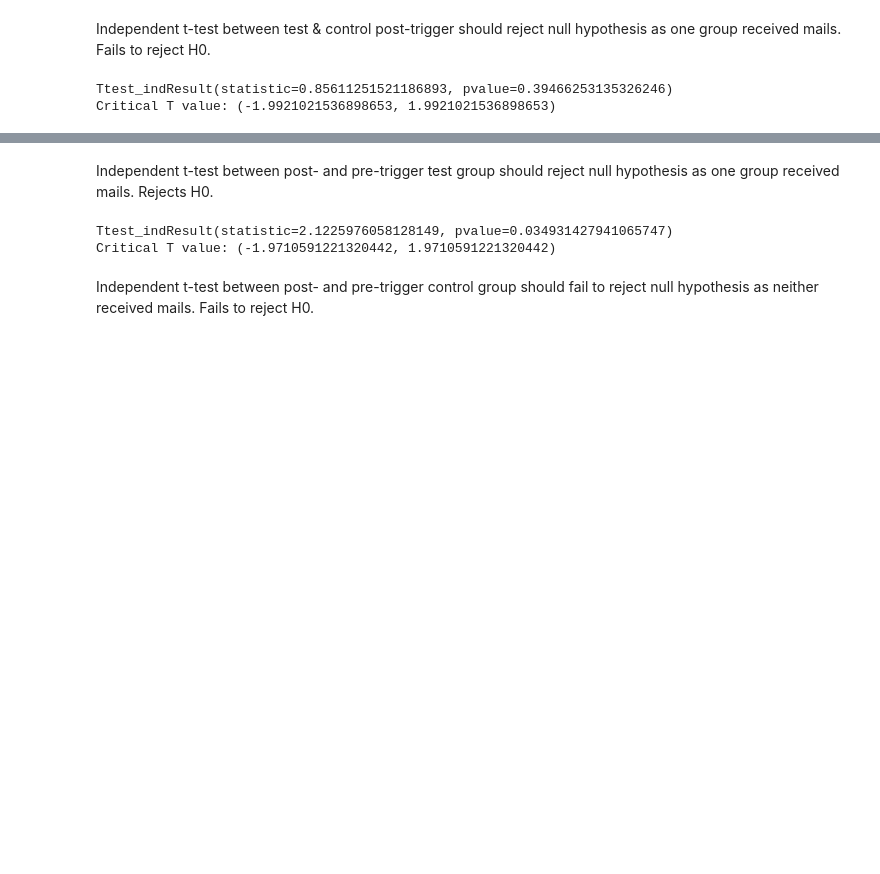
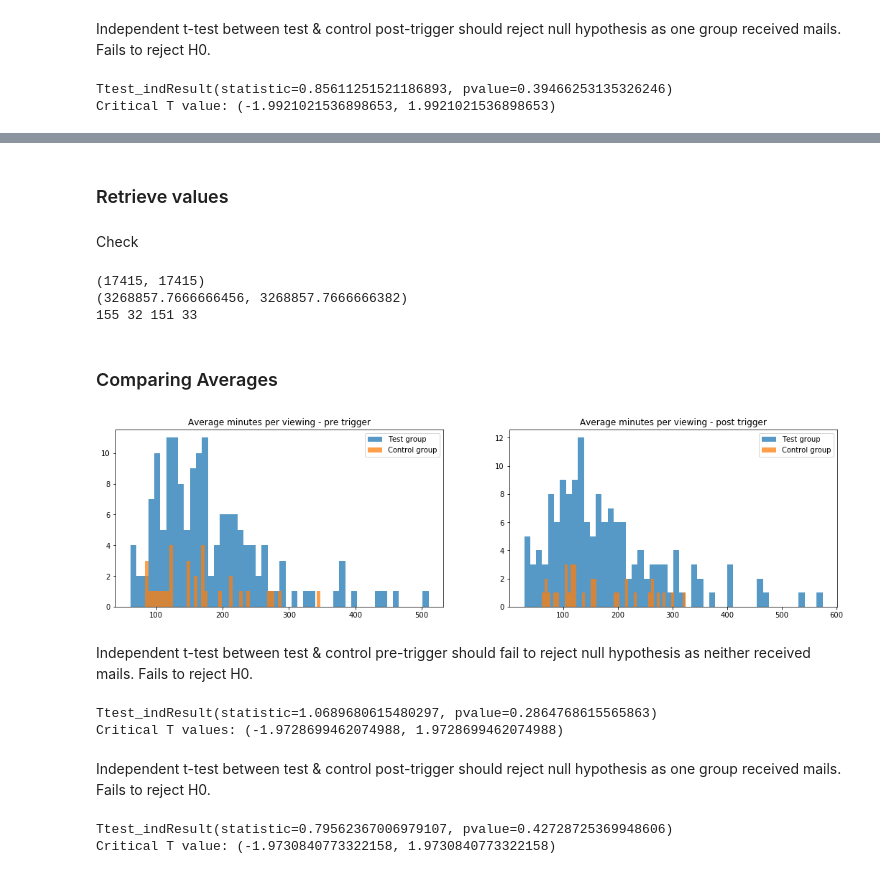
Before and after one commit to dezwier/notebooks, a Jupyter notebook: Ngdata/Bouygues video data.ipynb, the cells around one changed output, grey strips where cells are left out. Saved outputs shown, nothing was run; the diff lists cells and outputs as text; code cells hidden in the pictures; blank space fills up the shorter version.

```diff
--- a/Ngdata/Bouygues video data.ipynb
+++ b/Ngdata/Bouygues video data.ipynb
@@ -289,0 +263,5 @@ Critical T value: (-1.9921021536898653, 1.9921021536898653)
+# %%
+data = pd.merge(mails, playmore, on='customernumber', how='inner')
+data = data[['customernumber', 'group', 'maildate', 'date', 'sum_srd']]
+print len(data), 'records'
+data.sort_values('date', ascending=False).head()
@@ -289,0 +280,3 @@ Critical T value: (-1.9921021536898653, 1.9921021536898653)
+# %%
+pre = data[(data.maildate - data.date) > pd.Timedelta(0)]
+post = data[(data.maildate - data.date) <= pd.Timedelta(0)]
@@ -289,0 +285,3 @@ Critical T value: (-1.9921021536898653, 1.9921021536898653)
+# %%
+pre = pre.groupby(['customernumber']).agg({'group':'min', 'customernumber':'count', 'sum_srd':'sum'})
+post = post.groupby(['customernumber']).agg({'group':'min', 'customernumber':'count', 'sum_srd':'sum'})
@@ -289,0 +290,4 @@ Critical T value: (-1.9921021536898653, 1.9921021536898653)
+# %%
+pre['average'] = pre.sum_srd / pre.customernumber
+post['average'] = post.sum_srd / post.customernumber
+post.head()
@@ -289,0 +322,2 @@ Critical T value: (-1.9921021536898653, 1.9921021536898653)
+# %% [markdown]
+### Retrieve values
@@ -290,10 +356,44 @@ Critical T value: (-1.9921021536898653, 1.9921021536898653)
+# %% [markdown]
+Check
+# %%
+print (sum(pretestcount) + sum(precontrolcount) + sum(postcontrolcount) + sum(posttestcount), len(data))
+print (sum(pretestminutes) + sum(precontrolminutes) + sum(postcontrolminutes) + sum(posttestminutes), sum(data.sum_srd))
+print len(pretestaverage), len(precontrolaverage), len(posttestaverage), len(postcontrolaverage)
+# %% [output]
+(17415, 17415)
+(3268857.7666666456, 3268857.7666666382)
+155 32 151 33
+# %% [markdown]
+### Comparing Averages
+# %%
+x = np.linspace(0,1, num=1000)
+fig = plt.figure(figsize=(18, 10))
+ax1 = fig.add_subplot(221); ax2 = fig.add_subplot(222)
+
+ax1.hist(pretestaverage, bins=50, alpha=0.75, label='Test group')
+ax1.hist(precontrolaverage, bins=50, alpha=0.75, label='Control group')
+ax2.hist(posttestaverage, bins=50, alpha=0.75, label='Test group')
+ax2.hist(postcontrolaverage, bins=50, alpha=0.75, label='Control group')
+
+ax1.legend(); ax2.legend()
+ax1.set_title('Average minutes per viewing - pre trigger')
+ax2.set_title('Average minutes per viewing - post trigger')
+plt.show()
+# %% [output]
+[figure, added]
+# %% [markdown]
+Independent t-test between test & control pre-trigger should fail to reject null hypothesis as neither received mails. Fails to reject H0.
+# %%
+print ttest_ind(pretestaverage, precontrolaverage)
+print 'Critical T values:', t.interval(.95, len(pretestaverage) + len(precontrolaverage) - 2)
+# %% [output]
+Ttest_indResult(statistic=1.0689680615480297, pvalue=0.2864768615565863)
+Critical T values: (-1.9728699462074988, 1.9728699462074988)
 # %% [markdown]
-Independent t-test between post- and pre-trigger test group should reject null hypothesis as one group received mails. Rejects H0.
+Independent t-test between test & control post-trigger should reject null hypothesis as one group received mails. Fails to reject H0.
 # %%
-print ttest_ind(pretestaverage, posttestaverage)
-print 'Critical T value:', t.interval(.95, len(pretestaverage) + len(posttestaverage) - 2)
+print ttest_ind(posttestaverage, postcontrolaverage)
+print 'Critical T value:', t.interval(.95, len(posttestaverage) + len(postcontrolaverage) - 2)
 # %% [output]
-Ttest_indResult(statistic=2.1225976058128149, pvalue=0.034931427941065747)
-Critical T value: (-1.9710591221320442, 1.9710591221320442)
+Ttest_indResult(statistic=0.79562367006979107, pvalue=0.42728725369948606)
+Critical T value: (-1.9730840773322158, 1.9730840773322158)
-# %% [markdown]
-Independent t-test between post- and pre-trigger control group should fail to reject null hypothesis as neither received mails. Fails to reject H0.
```
Also changed, not shown: parts of 31 cells of this notebook, 5 other files.
